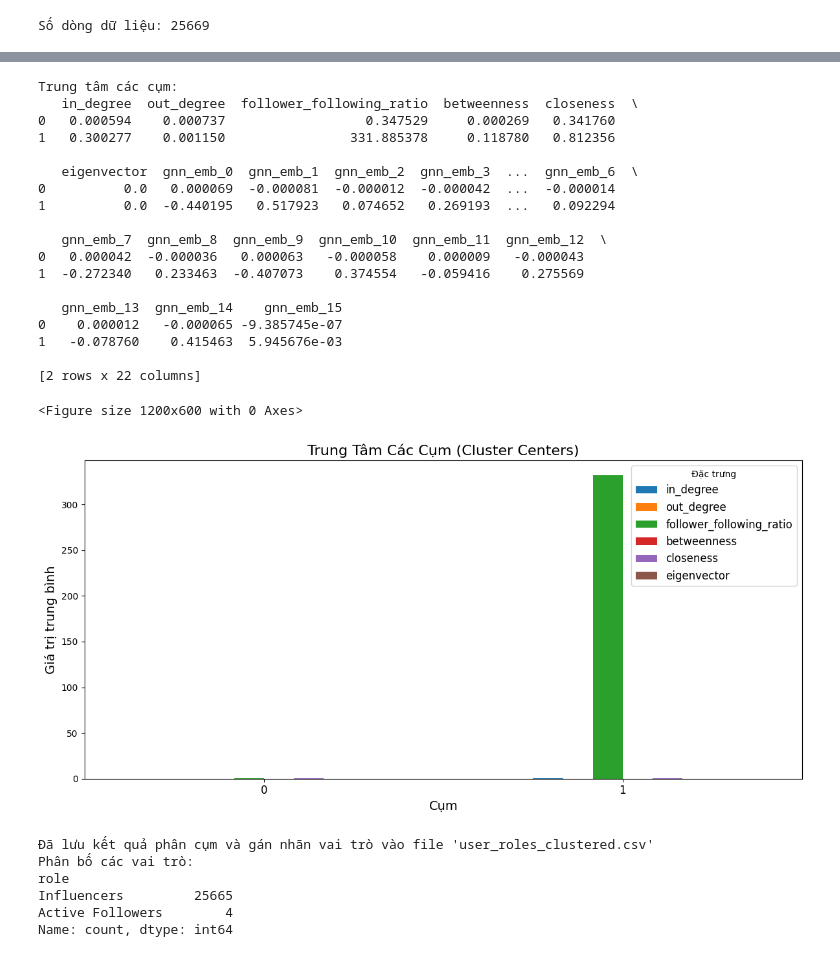
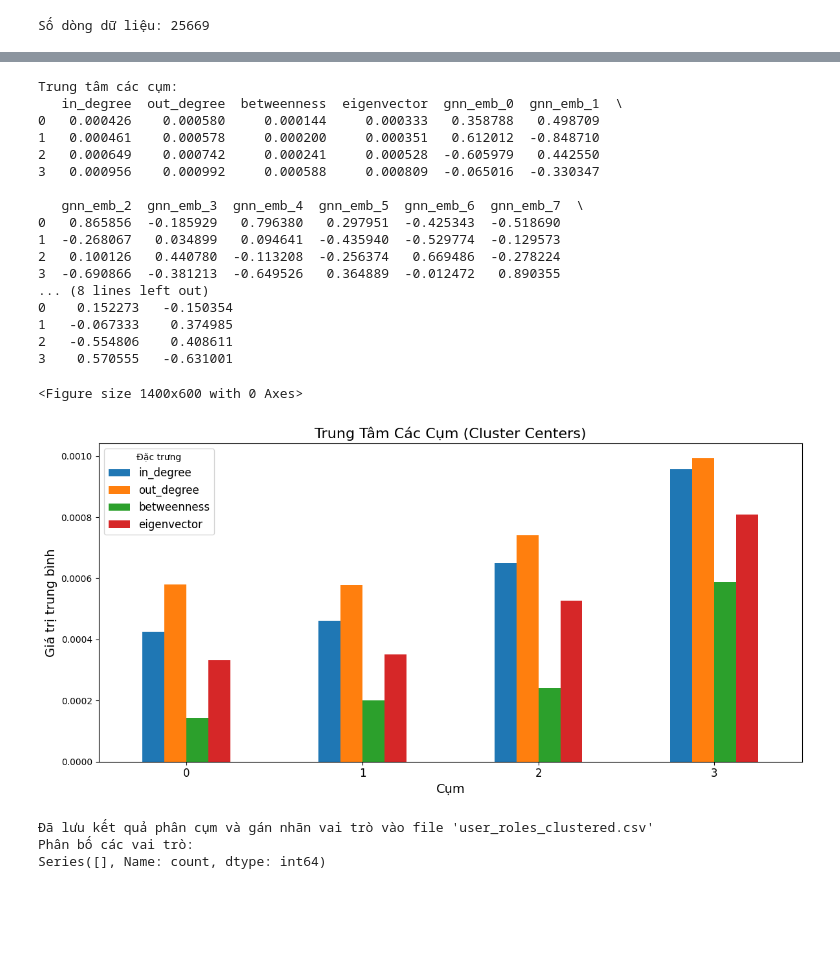
Before and after one commit to thanhtung12356/AnalyseRoleUserOnTweet, a Jupyter notebook: clustering.ipynb, the cells around one changed output, grey strips where cells are left out. Cells and saved outputs as stored; diff of their text form; code cells hidden in the pictures; blank space fills up the shorter version.

```diff
--- a/clustering.ipynb
+++ b/clustering.ipynb
@@ -23,3 +22,0 @@ features_df.head(5)
-# %%
-features_df['follower_following_ratio'] = features_df.apply(
-    lambda row: row['in_degree'] / row['out_degree'] if row['out_degree'] > 0 else row['in_degree'], axis=1)
@@ -36,6 +23,6 @@ features_df.head(5)
 # %%
 # Chọn các chỉ số mạng và một phần vector nhúng (có thể dùng toàn bộ hoặc trích chọn các chiều quan trọng)
-centrality_columns = ['in_degree', 'out_degree','follower_following_ratio', 'betweenness', 'closeness', 'eigenvector']
+centrality_columns = ['in_degree', 'out_degree', 'betweenness', 'eigenvector']
 embedding_columns = [f'gnn_emb_{i}' for i in range(16)]  # giả sử có 16 chiều nhúng: gnn_emb_0 ... gnn_emb_15
 selected_columns = centrality_columns + embedding_columns
 
@@ -106,4 +93,4 @@ plt.show()
 # %%
-n_clusters = 2
+n_clusters = 4
 kmeans = KMeans(n_clusters=n_clusters, random_state=42)
-features_df['cluster'] = kmeans.fit_predict(X)
+features_df['cluster'] = kmeans.fit(X)
@@ -116,40 +113,39 @@ print("Trung tâm các cụm:")
 print(centers_df)
 # %% [output]
 Trung tâm các cụm:
-   in_degree  out_degree  follower_following_ratio  betweenness  closeness  \
-0   0.000594    0.000737                  0.347529     0.000269   0.341760
-1   0.300277    0.001150                331.885378     0.118780   0.812356
+   in_degree  out_degree  betweenness  eigenvector  gnn_emb_0  gnn_emb_1  \
+0   0.000426    0.000580     0.000144     0.000333   0.358788   0.498709
+1   0.000461    0.000578     0.000200     0.000351   0.612012  -0.848710
+2   0.000649    0.000742     0.000241     0.000528  -0.605979   0.442550
+3   0.000956    0.000992     0.000588     0.000809  -0.065016  -0.330347
 
-   eigenvector  gnn_emb_0  gnn_emb_1  gnn_emb_2  gnn_emb_3  ...  gnn_emb_6  \
-0          0.0   0.000069  -0.000081  -0.000012  -0.000042  ...  -0.000014
-1          0.0  -0.440195   0.517923   0.074652   0.269193  ...   0.092294
-
-   gnn_emb_7  gnn_emb_8  gnn_emb_9  gnn_emb_10  gnn_emb_11  gnn_emb_12  \
-0   0.000042  -0.000036   0.000063   -0.000058    0.000009   -0.000043
-1  -0.272340   0.233463  -0.407073    0.374554   -0.059416    0.275569
-
-   gnn_emb_13  gnn_emb_14    gnn_emb_15
-0    0.000012   -0.000065 -9.385745e-07
-1   -0.078760    0.415463  5.945676e-03
-
-[2 rows x 22 columns]
+   gnn_emb_2  gnn_emb_3  gnn_emb_4  gnn_emb_5  gnn_emb_6  gnn_emb_7  \
+0   0.865856  -0.185929   0.796380   0.297951  -0.425343  -0.518690
+1  -0.268067   0.034899   0.094641  -0.435940  -0.529774  -0.129573
+2   0.100126   0.440780  -0.113208  -0.256374   0.669486  -0.278224
+3  -0.690866  -0.381213  -0.649526   0.364889  -0.012472   0.890355
+... (8 lines left out)
+0    0.152273   -0.150354
+1   -0.067333    0.374985
+2   -0.554806    0.408611
+3    0.570555   -0.631001
 # %%
-center_label = pd.DataFrame(centers_df.iloc[:, :6])
-plt.figure(figsize=(12, 6))
+center_label = pd.DataFrame(centers_df.iloc[:, :4])
+plt.figure(figsize=(14, 6))
 center_label.plot(kind="bar", figsize=(12, 6))
 
 # Đặt tiêu đề và nhãn
 plt.title("Trung Tâm Các Cụm (Cluster Centers)", fontsize=16)
 plt.xlabel("Cụm", fontsize=14)
 plt.ylabel("Giá trị trung bình", fontsize=14)
 plt.xticks(rotation=0, fontsize=12)  # Hiển thị tên cụm
 plt.legend(title="Đặc trưng", fontsize=12)
 plt.tight_layout()
 
 # Hiển thị biểu đồ
 plt.show()
 # %% [output]
-<Figure size 1200x600 with 0 Axes>
+<Figure size 1400x600 with 0 Axes>
-[figure, old version]
+[figure, new version]
 # %%
 role_map = {
@@ -169,7 +165,4 @@ print(features_df['role'].value_counts())
 # %% [output]
 Đã lưu kết quả phân cụm và gán nhãn vai trò vào file 'user_roles_clustered.csv'
 Phân bố các vai trò:
-role
-Influencers         25665
-Active Followers        4
-Name: count, dtype: int64
+Series([], Name: count, dtype: int64)
```
Also changed, not shown: parts of 6 cells of this notebook, 4 other files.
